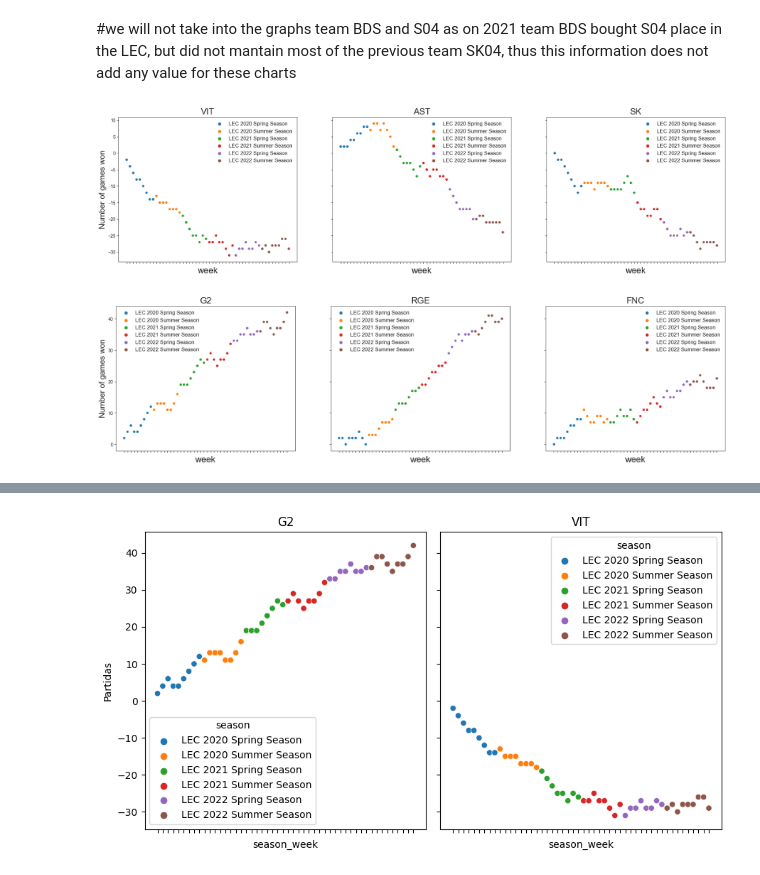
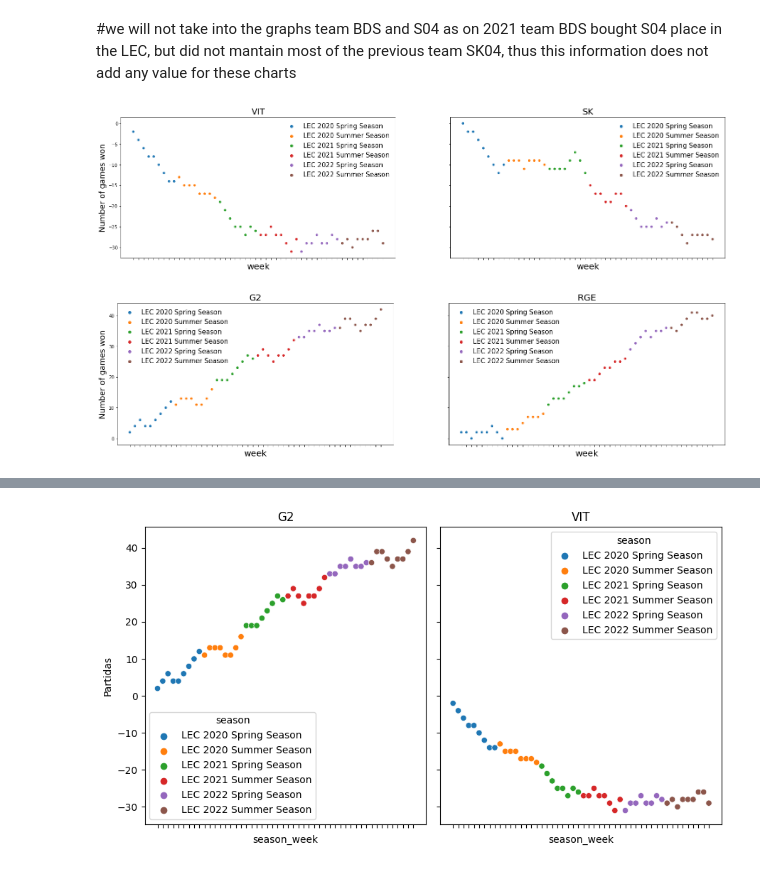
Before and after one commit to danieldv96/capstone_project_LEC_Data_analysis, a Jupyter notebook: league.ipynb, the cells around one changed output, grey strips where cells are left out. Saved outputs shown, nothing was run; the diff lists cells and outputs as text; code cells hidden in the pictures.

```diff
--- a/league.ipynb
+++ b/league.ipynb
@@ -68,0 +86,12 @@ g2graph
+# %%
+fig, ax = plt.subplots(figsize=(25, 6))
+
+# drawing the plot
+
+g2graph = sns.scatterplot(data=dfwins,x="season_week",y="ASTwin", hue="season", ax=ax)
+g2graph.set(xticklabels=[])
+ax.set_ylabel("Number of games won",fontsize=18)
+ax.set_xlabel("week",fontsize=20)
+ax.set_title('AST', fontsize=20)
+ax.legend(frameon=False,fontsize=15)
+g2graph
@@ -73,20 +105,18 @@ df['team_1_blue_side'].unique()
 array(['G2', 'VIT', 'MSF', 'S04', 'FNC', 'RGE', 'MAD', 'XL', 'AST', 'SK',
        'BDS'], dtype=object)
 # %%
-teams = ['MSF','AST','MAD']
 def wintred(teams):
-    fig, axes = plt.subplots(1,3,
+    fig, axes = plt.subplots(1,2,
                         figsize=(25,6),
                         sharey=True)
 
-    for i in range(3):
+    for i in range(2):
         sns.scatterplot(data=dfwins,x="season_week",
         y=f'{teams[i]}win', hue="season",ax=axes[i] )
         axes[i].set_title(f'{teams[i]}')
-    for i in range(3):
+    for i in range(2):
         axes[i].set_title(f'{teams[i]}',fontsize=20)
         axes[i].set_xticklabels([])
         axes[i].set_xlabel("week",fontsize=20)
-        axes[i].legend(frameon=False,fontsize=12)
+        axes[i].legend(frameon=False,fontsize=15)
     axes[0].set_ylabel("Number of games won",fontsize=18)
-wintred(teams)
@@ -95,12 +128,12 @@ wintred(teams)
 # %% [markdown]
 #we will not take into the graphs team BDS and S04 as on 2021 team BDS bought S04 place in the LEC, but did not mantain most of the previous team SK04, thus this information does not add any value for these charts
 # %%
-teams = ['VIT','AST','SK']
+teams = ['VIT','SK']
 wintred(teams)
 # %% [output]
-[figure, old version]
+[figure, new version]
 # %%
-teams = ['G2','RGE','FNC']
+teams = ['G2','RGE']
 wintred(teams)
 # %% [output]
-[figure, old version]
+[figure, new version]
```
Also changed, not shown: parts of 9 cells of this notebook, 2 other files.
